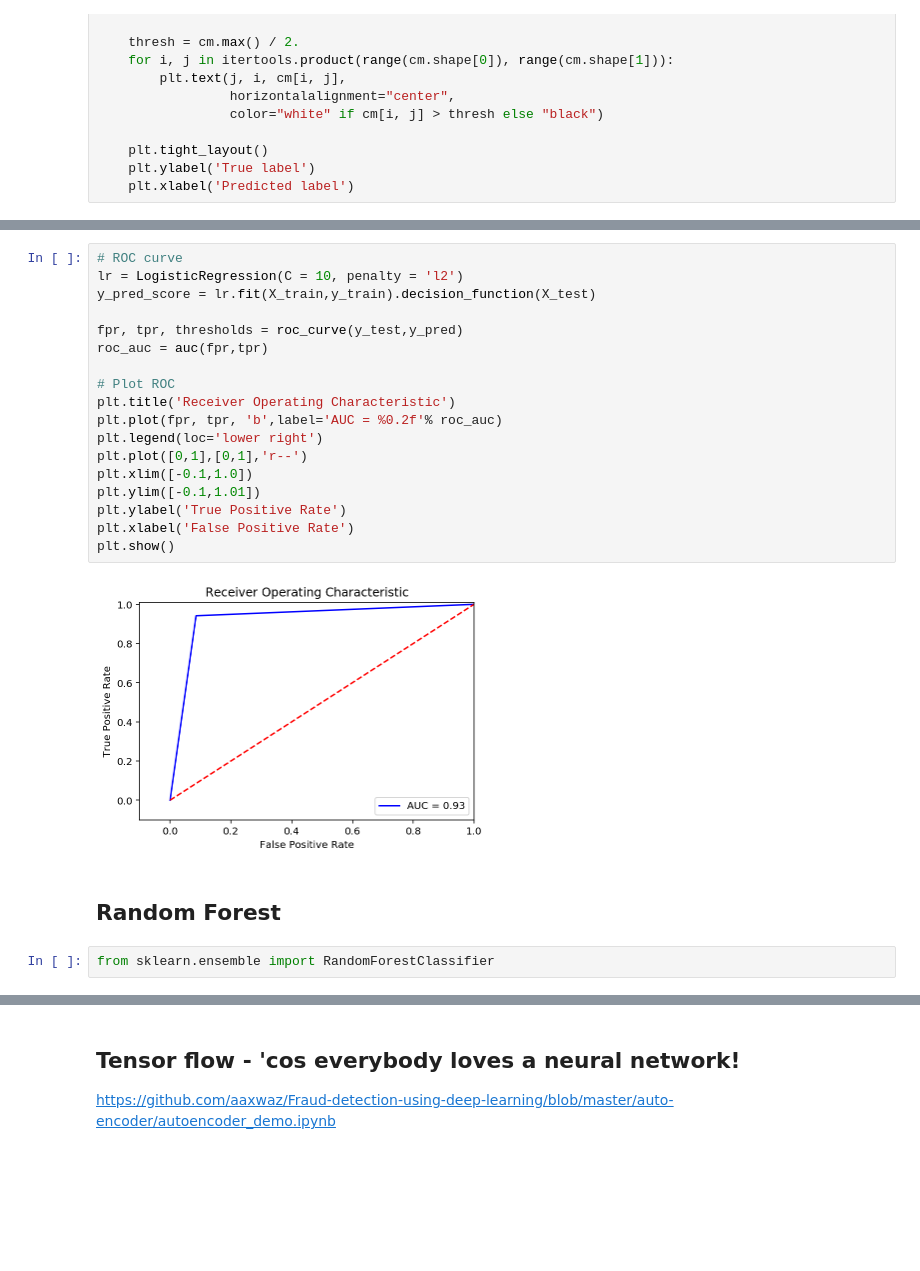
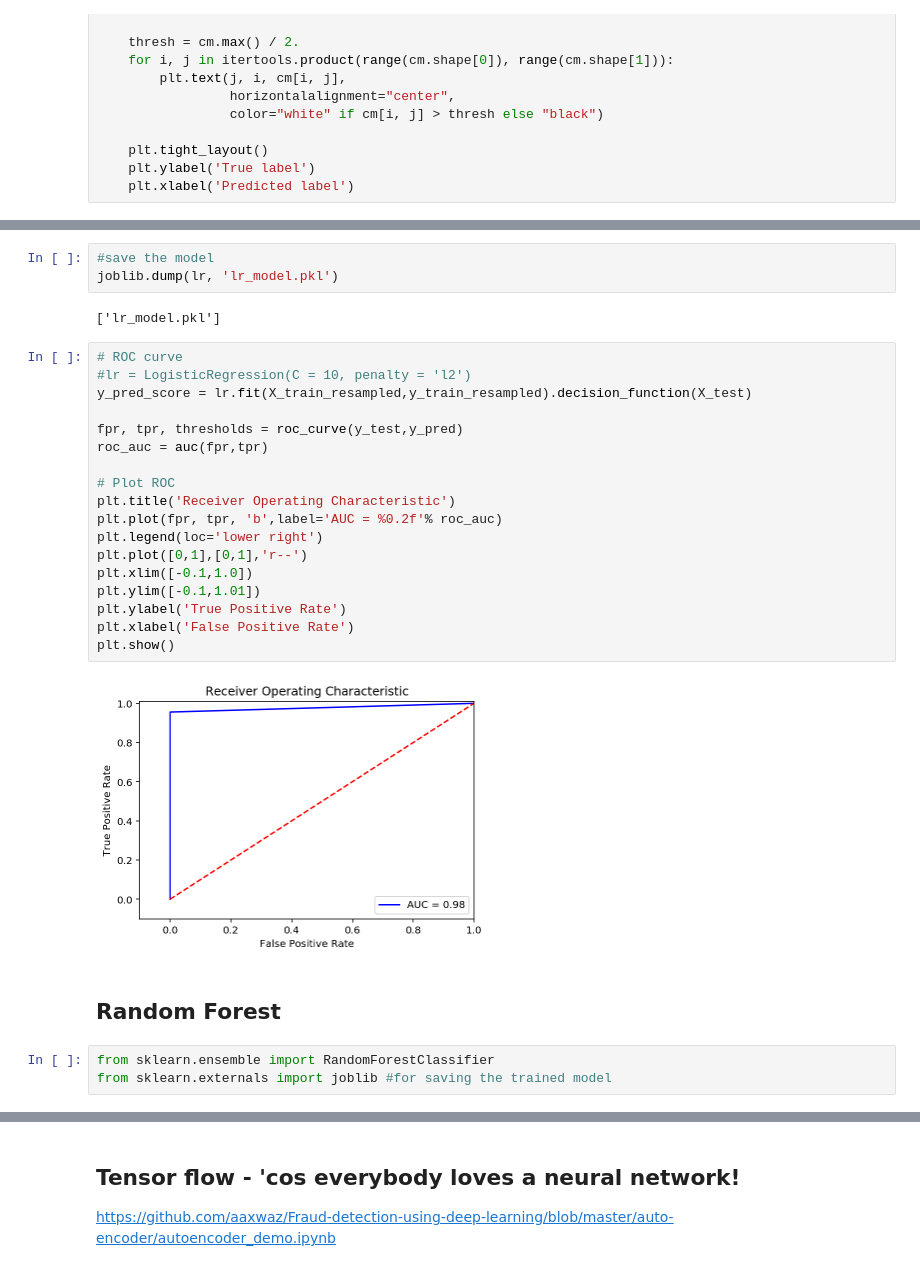
Before and after one commit to scheckley/kaggle_credit_fraud, a Jupyter notebook: scratch.ipynb, the cells around one changed output, grey strips where cells are left out. Saved outputs shown, nothing was run; the diff lists cells and outputs as text; blank space fills up the shorter version.

```diff
--- a/scratch.ipynb
+++ b/scratch.ipynb
@@ -271,28 +276,34 @@ Recall metric in the testing dataset:  0.9415584415584416
 [figure]
+# %%
+#save the model
+joblib.dump(lr, 'lr_model.pkl')
+# %% [output]
+['lr_model.pkl']
 # %%
 # ROC curve
-lr = LogisticRegression(C = 10, penalty = 'l2')
-y_pred_score = lr.fit(X_train,y_train).decision_function(X_test)
+#lr = LogisticRegression(C = 10, penalty = 'l2')
+y_pred_score = lr.fit(X_train_resampled,y_train_resampled).decision_function(X_test)
 
 fpr, tpr, thresholds = roc_curve(y_test,y_pred)
 roc_auc = auc(fpr,tpr)
 
 # Plot ROC
 plt.title('Receiver Operating Characteristic')
 plt.plot(fpr, tpr, 'b',label='AUC = %0.2f'% roc_auc)
 plt.legend(loc='lower right')
 plt.plot([0,1],[0,1],'r--')
 plt.xlim([-0.1,1.0])
 plt.ylim([-0.1,1.01])
 plt.ylabel('True Positive Rate')
 plt.xlabel('False Positive Rate')
 plt.show()
 # %% [output]
-[figure, old version]
+[figure, new version]
 # %% [markdown]
 ## Random Forest
 # %%
 from sklearn.ensemble import RandomForestClassifier
+from sklearn.externals import joblib #for saving the trained model
 # %%
 # try a grid search to find best parameters
 from sklearn.model_selection import GridSearchCV
```
Also changed, not shown: parts of 18 cells of this notebook.
